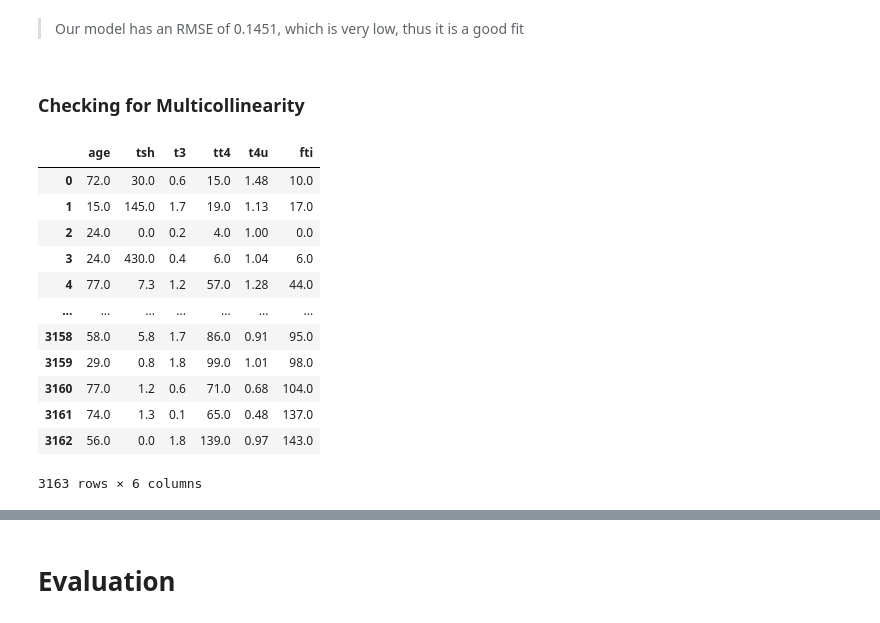
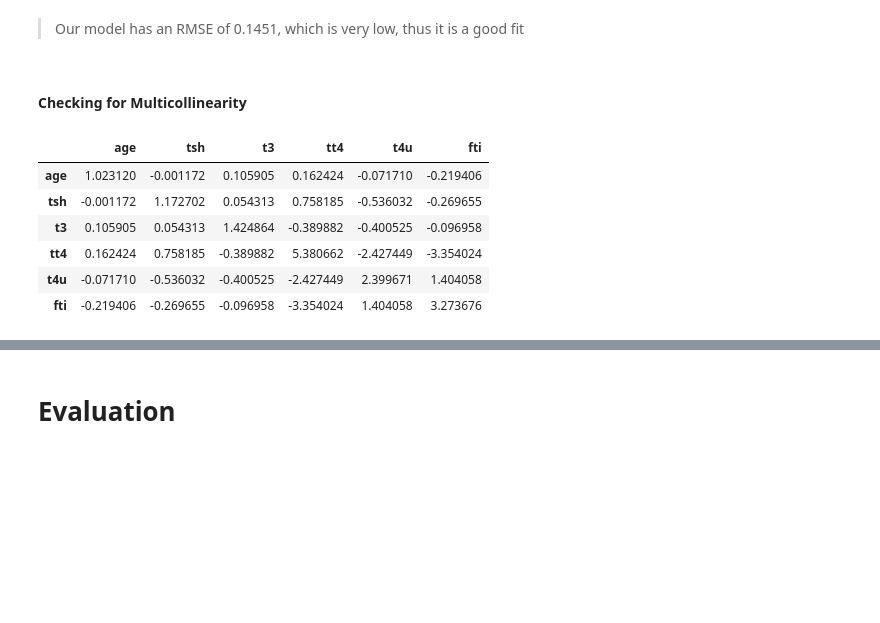
Before and after one commit to beatricekiplagat/Hypothyroidism-Prediction, a Jupyter notebook: Hypothyroidism_Prediction.ipynb, the cells around one changed output, grey strips where cells are left out. Cells and saved outputs as stored; diff of their text form; code cells hidden in the pictures; blank space fills up the shorter version.

```diff
--- a/Hypothyroidism_Prediction.ipynb
+++ b/Hypothyroidism_Prediction.ipynb
@@ -790,20 +795,16 @@ Please also refer to the documentation for alternative solver options:
 # %% [markdown]
 > Our model has an RMSE of 0.1451, which is very low, thus it is a good fit
 # %% [markdown]
-### Checking for Multicollinearity
+#### Checking for Multicollinearity
-# %%
-df_num
-# %% [output]
-|  | age | tsh | t3 | tt4 | t4u | fti |
-| 0 | 72.0 | 30.0 | 0.6 | 15.0 | 1.48 | 10.0 |
-| 1 | 15.0 | 145.0 | 1.7 | 19.0 | 1.13 | 17.0 |
-| 2 | 24.0 | 0.0 | 0.2 | 4.0 | 1.00 | 0.0 |
-| 3 | 24.0 | 430.0 | 0.4 | 6.0 | 1.04 | 6.0 |
-| 4 | 77.0 | 7.3 | 1.2 | 57.0 | 1.28 | 44.0 |
-| ... | ... | ... | ... | ... | ... | ... |
-| 3158 | 58.0 | 5.8 | 1.7 | 86.0 | 0.91 | 95.0 |
-| 3159 | 29.0 | 0.8 | 1.8 | 99.0 | 1.01 | 98.0 |
-| 3160 | 77.0 | 1.2 | 0.6 | 71.0 | 0.68 | 104.0 |
-| 3161 | 74.0 | 1.3 | 0.1 | 65.0 | 0.48 | 137.0 |
-| 3162 | 56.0 | 0.0 | 1.8 | 139.0 | 0.97 | 143.0 |
-3163 rows × 6 columns
+# %%
+# We will use the VIF core to check our multicollinearity
+#
+pd.DataFrame(np.linalg.inv(correlation.values), index = correlation.index, columns=correlation.columns)
+# %% [output]
+|  | age | tsh | t3 | tt4 | t4u | fti |
+| age | 1.023120 | -0.001172 | 0.105905 | 0.162424 | -0.071710 | -0.219406 |
+| tsh | -0.001172 | 1.172702 | 0.054313 | 0.758185 | -0.536032 | -0.269655 |
+| t3 | 0.105905 | 0.054313 | 1.424864 | -0.389882 | -0.400525 | -0.096958 |
+| tt4 | 0.162424 | 0.758185 | -0.389882 | 5.380662 | -2.427449 | -3.354024 |
+| t4u | -0.071710 | -0.536032 | -0.400525 | -2.427449 | 2.399671 | 1.404058 |
+| fti | -0.219406 | -0.269655 | -0.096958 | -3.354024 | 1.404058 | 3.273676 |
```
Also changed, not shown: parts of 31 cells of this notebook.
